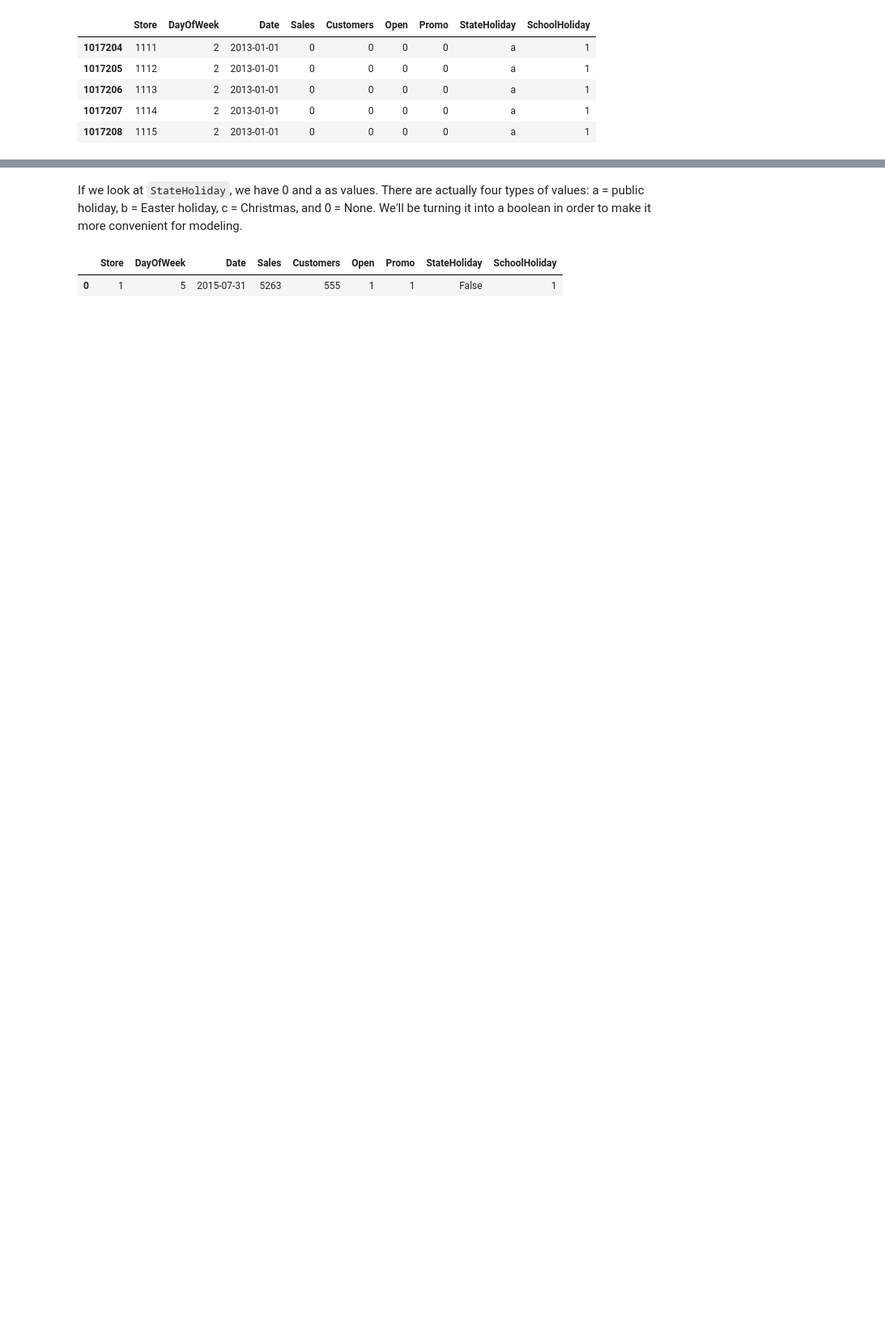
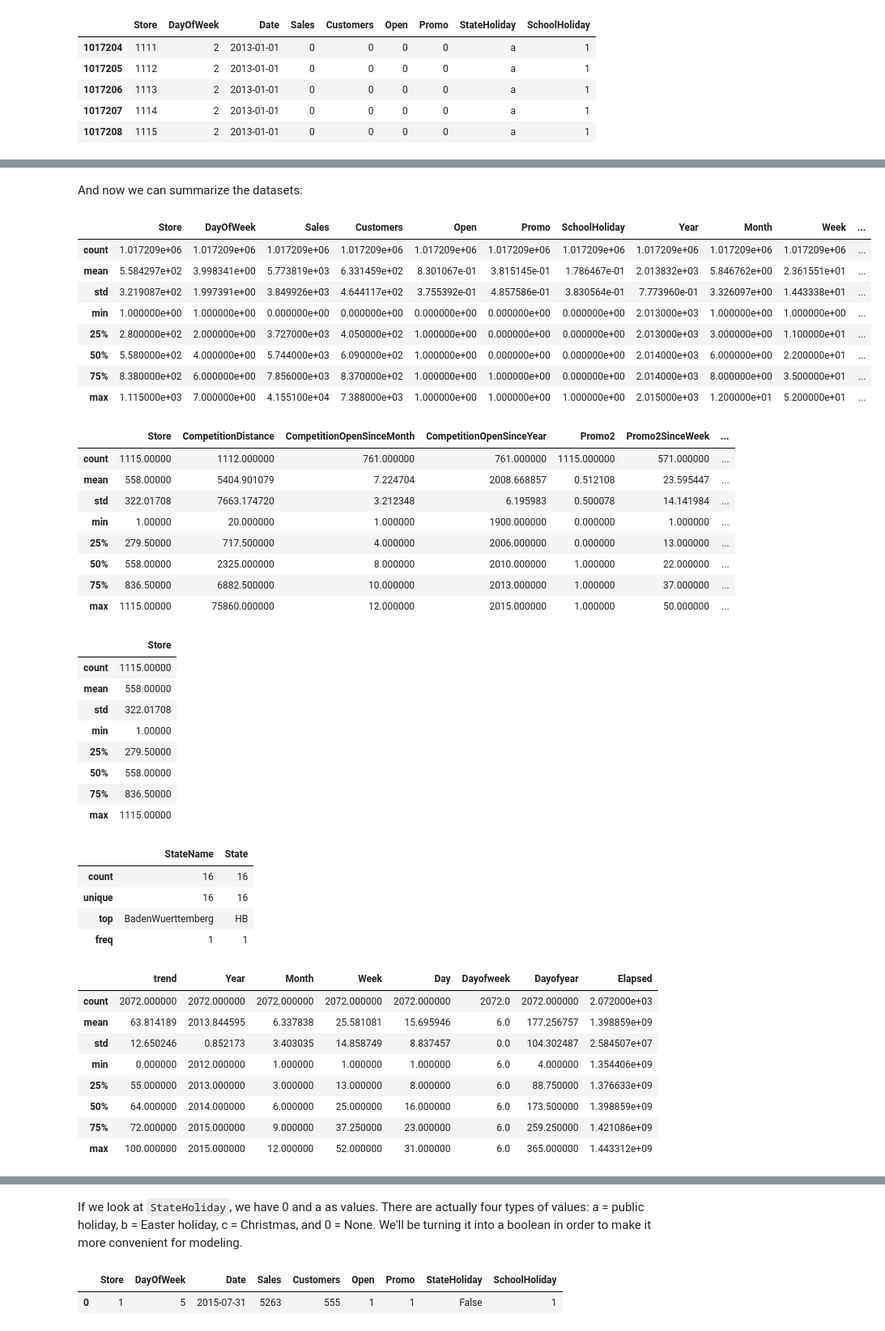
Before and after one commit to JayThibs/Machine-Learning-With-Tabular-Data, a Jupyter notebook: Rossman_Store_Sales_Tabular_Data.ipynb, the cells around one changed output, grey strips where cells are left out. Shown: that part at 81% size. Saved outputs shown, nothing was run; the diff lists cells and outputs as text; code cells hidden in the pictures; blank space fills up the shorter version.

```diff
--- a/Rossman_Store_Sales_Tabular_Data.ipynb
+++ b/Rossman_Store_Sales_Tabular_Data.ipynb
@@ -71,0 +85,3 @@ train.tail()
+# %%
+from IPython.display import HTML, display
+for t in tables: display(t.head())
@@ -71,0 +131,46 @@ train.tail()
+# %% [markdown]
+And now we can summarize the datasets:
+# %%
+for t in tables: display(t.describe())
+# %% [output]
+|  | Store | DayOfWeek | Sales | Customers | Open | Promo | SchoolHoliday | Year | Month | Week | ... |
+| count | 1.017209e+06 | 1.017209e+06 | 1.017209e+06 | 1.017209e+06 | 1.017209e+06 | 1.017209e+06 | 1.017209e+06 | 1.017209e+06 | 1.017209e+06 | 1.017209e+06 | ... |
+| mean | 5.584297e+02 | 3.998341e+00 | 5.773819e+03 | 6.331459e+02 | 8.301067e-01 | 3.815145e-01 | 1.786467e-01 | 2.013832e+03 | 5.846762e+00 | 2.361551e+01 | ... |
+| std | 3.219087e+02 | 1.997391e+00 | 3.849926e+03 | 4.644117e+02 | 3.755392e-01 | 4.857586e-01 | 3.830564e-01 | 7.773960e-01 | 3.326097e+00 | 1.443338e+01 | ... |
+| min | 1.000000e+00 | 1.000000e+00 | 0.000000e+00 | 0.000000e+00 | 0.000000e+00 | 0.000000e+00 | 0.000000e+00 | 2.013000e+03 | 1.000000e+00 | 1.000000e+00 | ... |
+| 25% | 2.800000e+02 | 2.000000e+00 | 3.727000e+03 | 4.050000e+02 | 1.000000e+00 | 0.000000e+00 | 0.000000e+00 | 2.013000e+03 | 3.000000e+00 | 1.100000e+01 | ... |
+| 50% | 5.580000e+02 | 4.000000e+00 | 5.744000e+03 | 6.090000e+02 | 1.000000e+00 | 0.000000e+00 | 0.000000e+00 | 2.014000e+03 | 6.000000e+00 | 2.200000e+01 | ... |
+| 75% | 8.380000e+02 | 6.000000e+00 | 7.856000e+03 | 8.370000e+02 | 1.000000e+00 | 1.000000e+00 | 0.000000e+00 | 2.014000e+03 | 8.000000e+00 | 3.500000e+01 | ... |
+| max | 1.115000e+03 | 7.000000e+00 | 4.155100e+04 | 7.388000e+03 | 1.000000e+00 | 1.000000e+00 | 1.000000e+00 | 2.015000e+03 | 1.200000e+01 | 5.200000e+01 | ... |
+|  | Store | CompetitionDistance | CompetitionOpenSinceMonth | CompetitionOpenSinceYear | Promo2 | Promo2SinceWeek | ... |
+| count | 1115.00000 | 1112.000000 | 761.000000 | 761.000000 | 1115.000000 | 571.000000 | ... |
+| mean | 558.00000 | 5404.901079 | 7.224704 | 2008.668857 | 0.512108 | 23.595447 | ... |
+| std | 322.01708 | 7663.174720 | 3.212348 | 6.195983 | 0.500078 | 14.141984 | ... |
+| min | 1.00000 | 20.000000 | 1.000000 | 1900.000000 | 0.000000 | 1.000000 | ... |
+| 25% | 279.50000 | 717.500000 | 4.000000 | 2006.000000 | 0.000000 | 13.000000 | ... |
+| 50% | 558.00000 | 2325.000000 | 8.000000 | 2010.000000 | 1.000000 | 22.000000 | ... |
+| 75% | 836.50000 | 6882.500000 | 10.000000 | 2013.000000 | 1.000000 | 37.000000 | ... |
+| max | 1115.00000 | 75860.000000 | 12.000000 | 2015.000000 | 1.000000 | 50.000000 | ... |
+|  | Store |
+| count | 1115.00000 |
+| mean | 558.00000 |
+| std | 322.01708 |
+| min | 1.00000 |
+| 25% | 279.50000 |
+| 50% | 558.00000 |
+| 75% | 836.50000 |
+| max | 1115.00000 |
+|  | StateName | State |
+| count | 16 | 16 |
+| unique | 16 | 16 |
+| top | BadenWuerttemberg | HB |
+| freq | 1 | 1 |
+|  | trend | Year | Month | Week | Day | Dayofweek | Dayofyear | Elapsed |
+| count | 2072.000000 | 2072.000000 | 2072.000000 | 2072.000000 | 2072.000000 | 2072.0 | 2072.000000 | 2.072000e+03 |
+| mean | 63.814189 | 2013.844595 | 6.337838 | 25.581081 | 15.695946 | 6.0 | 177.256757 | 1.398859e+09 |
+| std | 12.650246 | 0.852173 | 3.403035 | 14.858749 | 8.837457 | 0.0 | 104.302487 | 2.584507e+07 |
+| min | 0.000000 | 2012.000000 | 1.000000 | 1.000000 | 1.000000 | 6.0 | 4.000000 | 1.354406e+09 |
+| 25% | 55.000000 | 2013.000000 | 3.000000 | 13.000000 | 8.000000 | 6.0 | 88.750000 | 1.376633e+09 |
+| 50% | 64.000000 | 2014.000000 | 6.000000 | 25.000000 | 16.000000 | 6.0 | 173.500000 | 1.398859e+09 |
+| 75% | 72.000000 | 2015.000000 | 9.000000 | 37.250000 | 23.000000 | 6.0 | 259.250000 | 1.421086e+09 |
+| max | 100.000000 | 2015.000000 | 12.000000 | 52.000000 | 31.000000 | 6.0 | 365.000000 | 1.443312e+09 |
```
Also changed, not shown: parts of 37 cells of this notebook.
